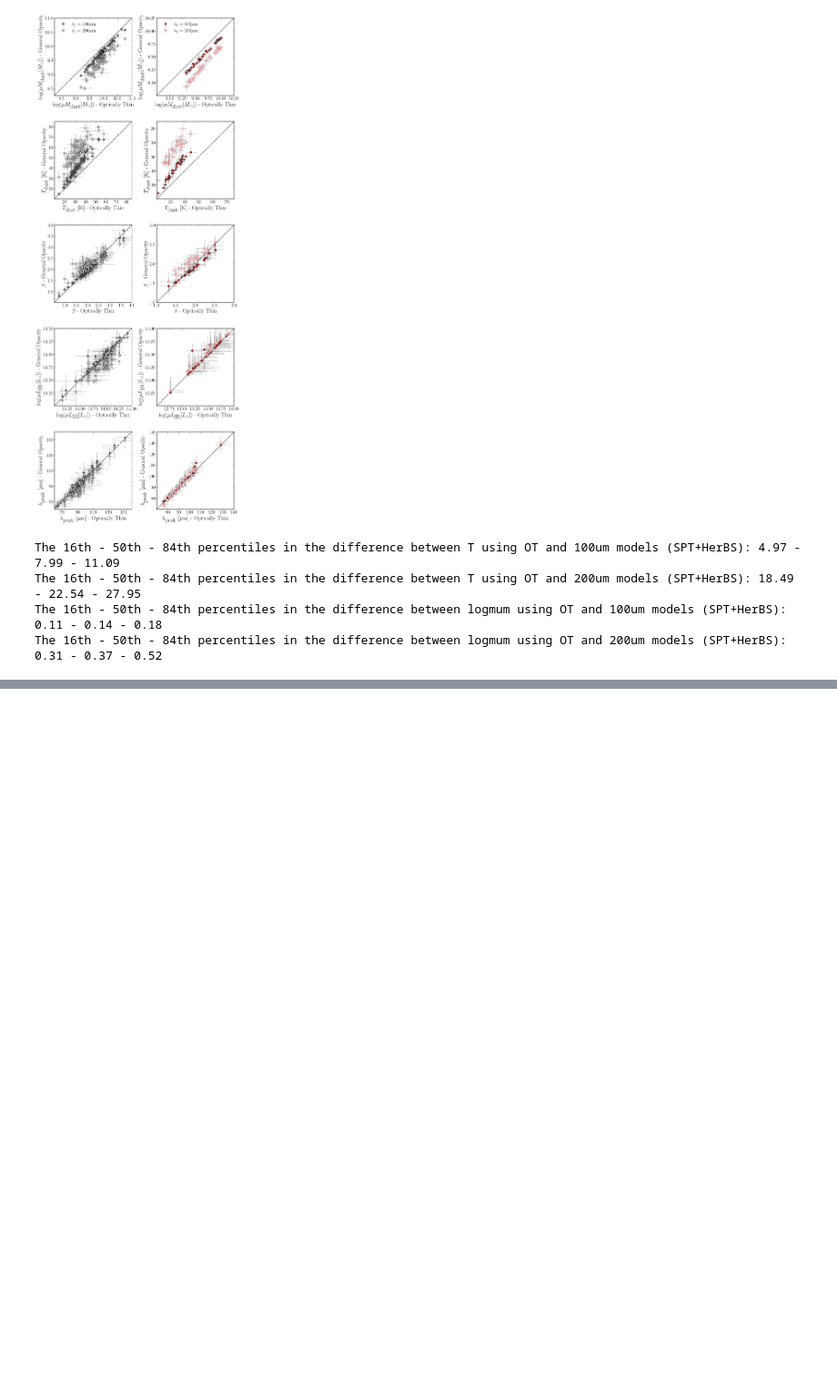
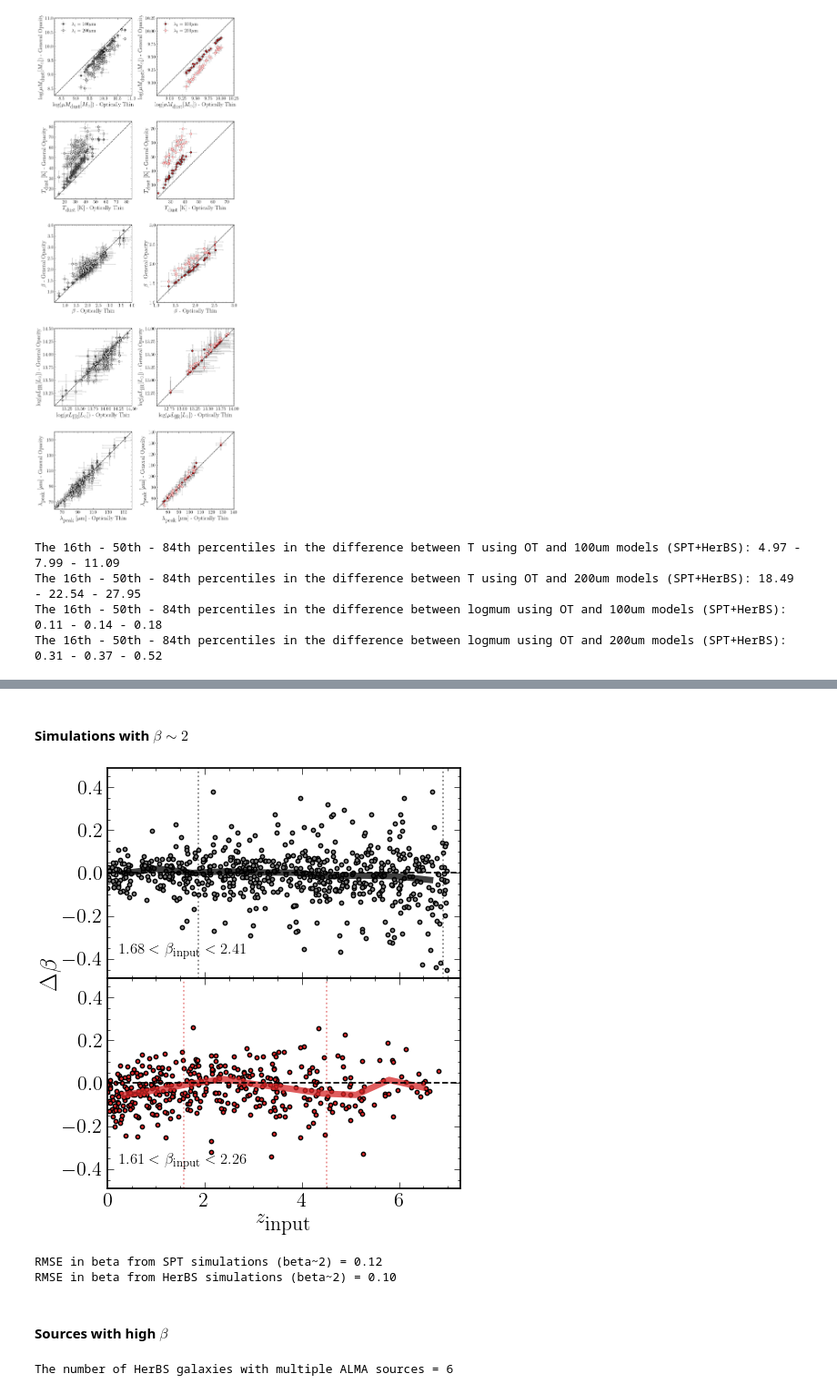
Before and after one commit to BradleyAWard/Thesis-Chapter-4-Beta-Evolution, a Jupyter notebook: analysis.ipynb, the cells around one changed output, grey strips where cells are left out. Shown at 91% size. Drawn from its saved outputs; the diff is of its cells as text; code cells hidden in the pictures; blank space fills up the shorter version.

```diff
--- a/analysis.ipynb
+++ b/analysis.ipynb
@@ -564,0 +733,72 @@ The 16th - 50th - 84th percentiles in the difference between logmum using OT and
+# %% [markdown]
+#### Simulations with $\beta \sim 2$
+# %%
+# Binned difference between input and output dust emissivity spectral indexes
+spt_beta_diff_median, spt_beta_diff_edges, _ = binned_statistic(spt_ot_outputs_detected['z'], spt_ot_outputs_detected['beta']-spt_ot_inputs_detected['beta'], statistic='median')
+herbs_beta_diff_median, herbs_beta_diff_edges, _ = binned_statistic(herbs_ot_outputs_detected['z'], herbs_ot_outputs_detected['beta']-herbs_ot_inputs_detected['beta'], statistic='median')
+
+# Define bin centers for plotting
+spt_beta_diff_bins = (spt_beta_diff_edges[:-1] + spt_beta_diff_edges[1:])/2
+herbs_beta_diff_bins = (herbs_beta_diff_edges[:-1] + herbs_beta_diff_edges[1:])/2
+
+fig, (ax1, ax2) = plt.subplots(2,1,sharex=True,sharey=True, figsize=(5,6))
+
+# Scatter plot of output - input dust emissivity spectral index
+ax1.scatter(spt_ot_outputs_detected['z'], spt_ot_outputs_detected['beta']-spt_ot_inputs_detected['beta'], ec='k', c='gray', s=10)
+ax1.plot(spt_beta_diff_bins, spt_beta_diff_median, linewidth=5, alpha=0.75, c='k')
+ax2.scatter(herbs_ot_outputs_detected['z'], herbs_ot_outputs_detected['beta']-herbs_ot_inputs_detected['beta'], ec='k', c='tab:red', s=10)
+ax2.plot(herbs_beta_diff_bins, herbs_beta_diff_median, linewidth=5, alpha=0.75, c='tab:red')
+
+# Add input beta ranges as text and lines
+ax1.text(0.25,-0.38,r'$1.68 < \beta_{\textrm{\small input}} < 2.41$', fontsize=12)
+ax2.text(0.25,-0.38,r'$1.61 < \beta_{\textrm{\small input}} < 2.26$', fontsize=12)
+ax1.axhline(0, linestyle='--')
+ax2.axhline(0, linestyle='--')
+ax2.set_xlabel(r'$z_{\textrm{input}}$')
+ax2.set_xlim(0,7.25)
+ax2.set_ylim(-0.49,0.49)
+[ax1.axvline(z, c='k', alpha=0.5, linestyle=':') for z in [min(spt_sample['zspec']),max(spt_sample['zspec'])]]
+[ax2.axvline(z, c='tab:red', alpha=0.5, linestyle=':') for z in [min(herbs_sample['zspec']),max(herbs_sample['zspec'])]]
+plt.subplots_adjust(hspace=0)
+fig.supylabel(r'$\Delta \beta$', x=-0.025)
+plt.savefig(os.getcwd() + '/figures/Figure_4_10.pdf', dpi=1000)
+plt.show()
+# %% [output]
+[figure, added]
+# %%
+# RMSE of dust emissivity spectral indexes of simulated galaxies
+spt_sim_rmse = np.sqrt(np.sum((spt_ot_outputs_detected['beta'] - spt_ot_inputs_detected['beta'])**2)/len(spt_ot_inputs_detected['beta']))
+herbs_sim_rmse = np.sqrt(np.sum((herbs_ot_outputs_detected['beta'] - herbs_ot_inputs_detected['beta'])**2)/len(herbs_ot_inputs_detected['beta']))
+
+print(r'RMSE in beta from SPT simulations (beta~2) = {:.2f}'.format(spt_sim_rmse))
+print(r'RMSE in beta from HerBS simulations (beta~2) = {:.2f}'.format(herbs_sim_rmse))
+# %% [output]
+RMSE in beta from SPT simulations (beta~2) = 0.12
+RMSE in beta from HerBS simulations (beta~2) = 0.10
+# %% [markdown]
+#### Sources with high $\beta$
+# %%
+# Define a high beta and isolate SPT and HerBS sources
+beta_high = 2.75
+
+spt_high_beta_idx = (spt_catalogue_results_df['beta_ot'] > beta_high).tolist()
+herbs_high_beta_idx = (herbs_catalogue_results_df['beta_ot'] > beta_high).tolist()
+spt_high_beta_sample = spt_sample[spt_high_beta_idx]
+spt_high_beta_results = spt_catalogue_results_df[spt_high_beta_idx]
+herbs_high_beta_sample = herbs_sample[herbs_high_beta_idx]
+herbs_high_beta_results = herbs_catalogue_results_df[herbs_high_beta_idx]
+
+# Reset dataframe index and combine SPT and HerBS sources
+spt_high_beta_sample = spt_high_beta_sample.reset_index(drop=True)
+spt_high_beta_results = spt_high_beta_results.reset_index(drop=True)
+herbs_high_beta_sample = herbs_high_beta_sample.reset_index(drop=True)
+herbs_high_beta_results = herbs_high_beta_results.reset_index(drop=True)
+high_beta_sample = pd.concat([spt_high_beta_sample, herbs_high_beta_sample])
+high_beta_results = pd.concat([spt_high_beta_results, herbs_high_beta_results])
+high_beta_sample = high_beta_sample.reset_index(drop=True)
+high_beta_results = high_beta_results.reset_index(drop=True)
+
+# Number of HerBS sources with multiple ALMA sources
+print('The number of HerBS galaxies with multiple ALMA sources = {}'.format(len(herbs_catalogue_ot_df[herbs_sample['n_components'] > 1])))
+# %% [output]
+The number of HerBS galaxies with multiple ALMA sources = 6
```
Also changed, not shown: parts of 19 cells of this notebook, 18 other files.
